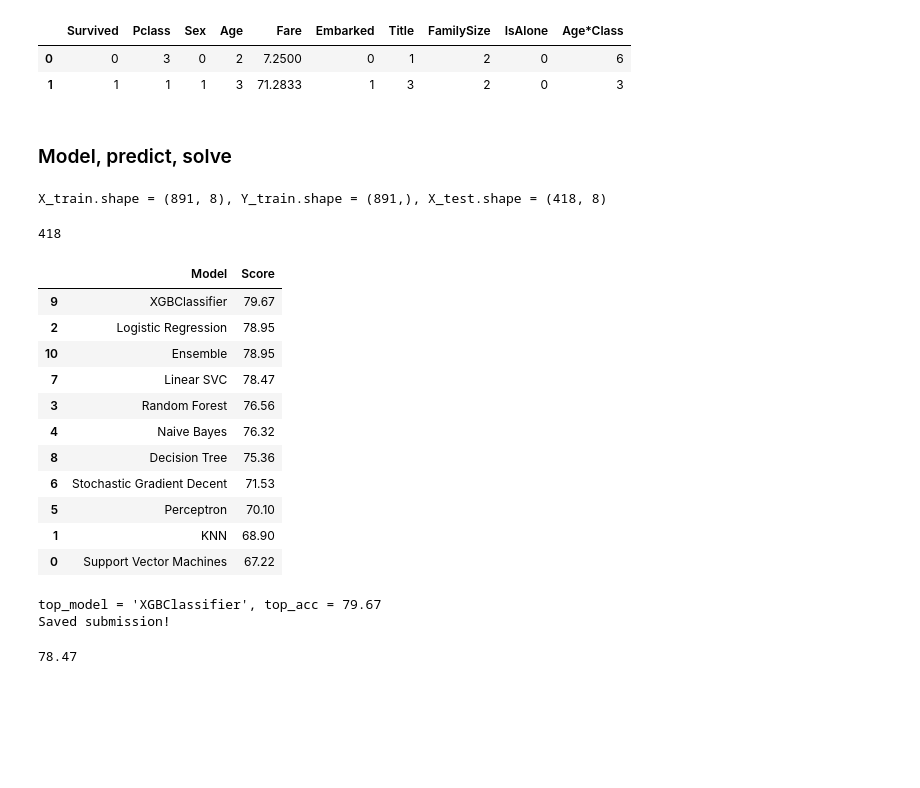
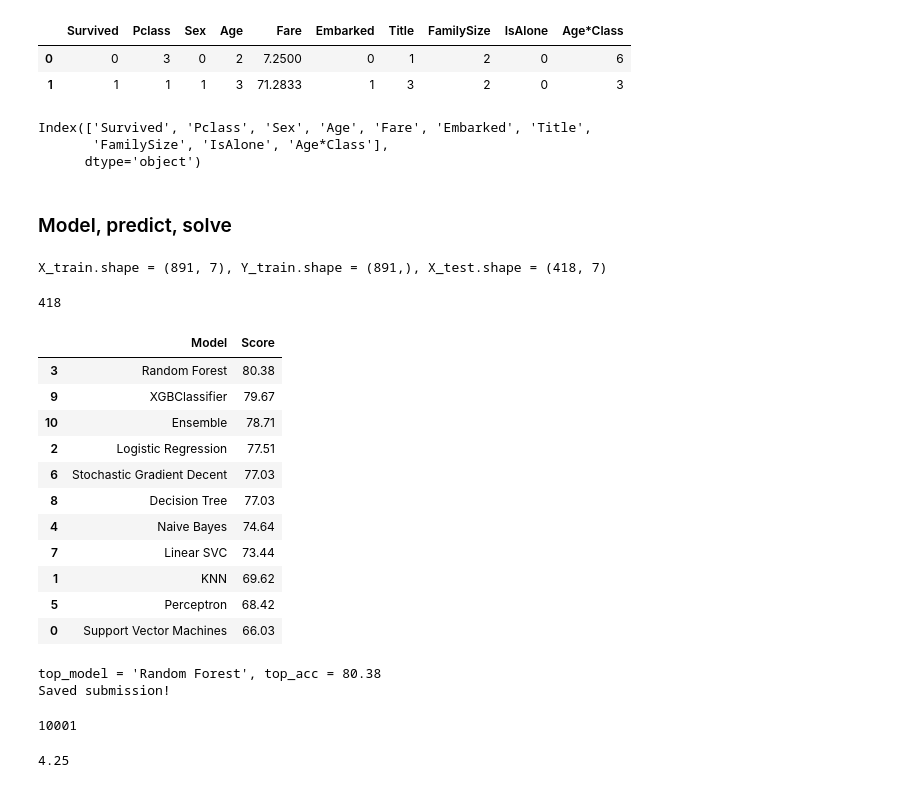
Before and after one commit to greysou1/ML-Assignment1, a Jupyter notebook: compete-titanic-data-science-solution.ipynb, the cells around one changed output. Drawn from its saved outputs; the diff is of its cells as text; code cells hidden in the pictures; blank space fills up the shorter version.

Commit message:
fine tuned random forest parameters

```diff
--- a/compete-titanic-data-science-solution.ipynb
+++ b/compete-titanic-data-science-solution.ipynb
@@ -292,8 +292,14 @@ train_df.head(2)
 |  | Survived | Pclass | Sex | Age | Fare | Embarked | Title | FamilySize | IsAlone | Age*Class |
 | 0 | 0 | 3 | 0 | 2 | 7.2500 | 0 | 1 | 2 | 0 | 6 |
 | 1 | 1 | 1 | 1 | 3 | 71.2833 | 1 | 3 | 2 | 0 | 3 |
+# %%
+train_df.columns
+# %% [output]
+Index(['Survived', 'Pclass', 'Sex', 'Age', 'Fare', 'Embarked', 'Title',
+       'FamilySize', 'IsAlone', 'Age*Class'],
+      dtype='object')
 # %%
-drop_features = ['Age*Class']
+drop_features = ['Age*Class', 'FamilySize']
 
 train_df = train_df.drop(drop_features, axis=1)
 test_df = test_df.drop(drop_features, axis=1)
@@ -307,7 +313,7 @@ Y_train = train_df["Survived"]
 X_test  = test_df.drop("PassengerId", axis=1).copy()
 print(f'{X_train.shape = }, {Y_train.shape = }, {X_test.shape = }')
 # %% [output]
-X_train.shape = (891, 8), Y_train.shape = (891,), X_test.shape = (418, 8)
+X_train.shape = (891, 7), Y_train.shape = (891,), X_test.shape = (418, 7)
 # %%
 # get the full dataset to check the test accuracy
 
@@ -394,14 +400,27 @@ acc_sgd = round(metrics.accuracy_score(Y_pred, survived) * 100, 2)
 model_predictions['Stochastic Gradient Decent'] = Y_pred
 
 # Random Forest
+acc_random_forest = 0
+top_acc_random_forest = 0
 
-random_forest = RandomForestClassifier(n_estimators=100)
-random_forest.fit(X_train, Y_train)
-Y_pred = random_forest.predict(X_test)
-random_forest.score(X_train, Y_train)
-acc_random_forest = round(metrics.accuracy_score(Y_pred, survived) * 100, 2)
+for i in range(20000):
+    random_forest = RandomForestClassifier(n_estimators=11,
+                                                criterion='gini',
+                                                max_depth=4)
+    random_forest.fit(X_train, Y_train)
+    Y_pred = random_forest.predict(X_test)
+    random_forest.score(X_train, Y_train)
+    acc_random_forest = round(metrics.accuracy_score(Y_pred, survived) * 100, 2)
 
-model_predictions['Random Forest'] = Y_pred
+    if acc_random_forest > top_acc_random_forest:
+        top_acc_random_forest = acc_random_forest
+        top_Y_pred = Y_pred
+
+    if top_acc_random_forest > 80.38:
+        break
+
+model_predictions['Random Forest'] = top_Y_pred
+acc_random_forest = top_acc_random_forest
 
 # Decision Tree
 
@@ -431,44 +450,44 @@ model = XGBClassifier(base_score=0.5, booster='gbtree', colsample_bylevel=1,
                     reg_lambda=1,scale_pos_weight=1, subsample=0.7, tree_method='hist',
                     validate_parameters=1,verbosity=None)
 
 model.fit(X_train, Y_train)
 Y_pred = model.predict(X_test)
 acc_xgb = round(metrics.accuracy_score(Y_pred, survived) * 100, 2)
 
 model_predictions['XGBClassifier'] = Y_pred
 
 
 models = pd.DataFrame({
     'Model': ['Support Vector Machines', 'KNN', 'Logistic Regression',
               'Random Forest', 'Naive Bayes', 'Perceptron',
               'Stochastic Gradient Decent', 'Linear SVC',
               'Decision Tree', 'XGBClassifier'],
     'Score': [acc_svc, acc_knn, acc_log,
               acc_random_forest, acc_gaussian, acc_perceptron,
               acc_sgd, acc_linear_svc, acc_decision_tree, acc_xgb]})
 
 # model ensembling (top 3)
 top_preds = np.array([model_predictions[model] for i, model in enumerate(models.sort_values(by='Score', ascending=False)[:3]['Model'])])
 
 ensemble_preds = [max(top_preds[0][i], top_preds[1][i], top_preds[2][i]) for i in range(len(survived))]
 acc_ensemble = round(metrics.accuracy_score(ensemble_preds, survived) * 100, 2)
 model_predictions['Ensemble'] = Y_pred
 models = models.append({'Model': 'Ensemble', 'Score': acc_ensemble}, ignore_index = True)
 
 models.sort_values(by='Score', ascending=False)
 # %% [output]
 |  | Model | Score |
+| 3 | Random Forest | 80.38 |
 | 9 | XGBClassifier | 79.67 |
-| 2 | Logistic Regression | 78.95 |
-| 10 | Ensemble | 78.95 |
-| 7 | Linear SVC | 78.47 |
-| 3 | Random Forest | 76.56 |
-| 4 | Naive Bayes | 76.32 |
-| 8 | Decision Tree | 75.36 |
-| 6 | Stochastic Gradient Decent | 71.53 |
-| 5 | Perceptron | 70.10 |
-| 1 | KNN | 68.90 |
-| 0 | Support Vector Machines | 67.22 |
+| 10 | Ensemble | 78.71 |
+| 2 | Logistic Regression | 77.51 |
+| 6 | Stochastic Gradient Decent | 77.03 |
+| 8 | Decision Tree | 77.03 |
+| 4 | Naive Bayes | 74.64 |
+| 7 | Linear SVC | 73.44 |
+| 1 | KNN | 69.62 |
+| 5 | Perceptron | 68.42 |
+| 0 | Support Vector Machines | 66.03 |
 # %%
 top_model = list(models.sort_values(by='Score', ascending=False)[:1]['Model'])[0]
 top_model_preds = model_predictions[top_model]
@@ -482,9 +501,5 @@ submission = pd.DataFrame({
 submission.to_csv('submission.csv', index=False)
 print('Saved submission!')
 # %% [output]
-top_model = 'XGBClassifier', top_acc = 79.67
+top_model = 'Random Forest', top_acc = 80.38
 Saved submission!
-# %%
-round(metrics.roc_auc_score(top_model_preds, survived) * 100, 2)
-# %% [output]
-78.47
@@ -490,0 +545,13 @@ round(metrics.roc_auc_score(top_model_preds, survived) * 100, 2)
+# %%
+len(np.arange(0, 100+0.01, 0.01))
+# %% [output]
+10001
+# %%
+n_estimators_value = 2
+max_depth = 7
+gamma_value = 1.04
+colsample_bytree = 0.75
+subsample_value = 1.0
+4.25
+# %% [output]
+4.25
```
Also changed, not shown: parts of 4 cells of this notebook, 1 other file.
